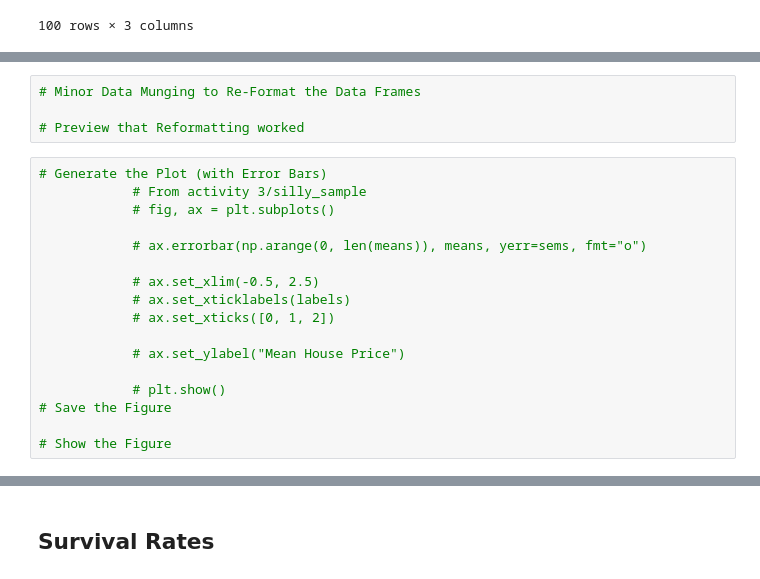
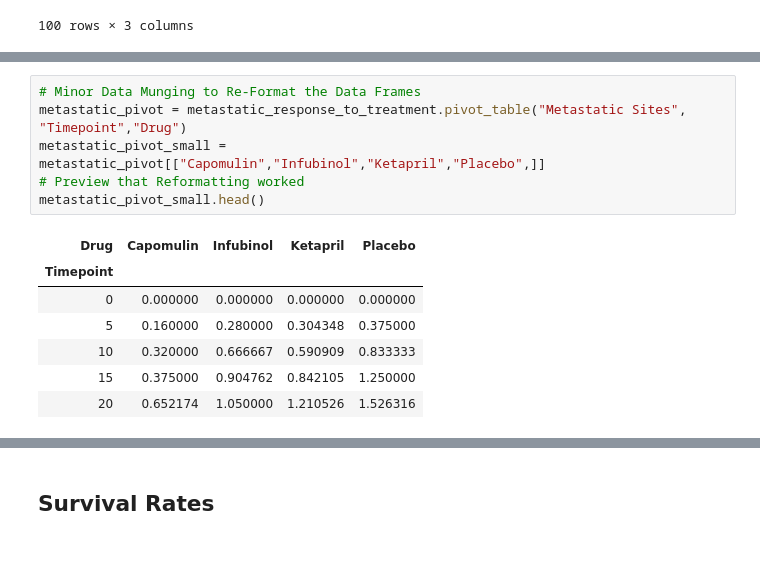
Before and after one commit to DutchDS/Matplotlib-Challenge, a Jupyter notebook: Pymaceuticals/pymaceuticals_challenge.ipynb, the cells around one changed output, grey strips where cells are left out. Saved outputs shown, nothing was run; the diff lists cells and outputs as text; blank space fills up the shorter version.

```diff
--- a/Pymaceuticals/pymaceuticals_challenge.ipynb
+++ b/Pymaceuticals/pymaceuticals_challenge.ipynb
@@ -169,21 +181,14 @@ sem_metastat_value_df.head()
 # %%
 # Minor Data Munging to Re-Format the Data Frames
-
+metastatic_pivot = metastatic_response_to_treatment.pivot_table("Metastatic Sites", "Timepoint","Drug")
+metastatic_pivot_small = metastatic_pivot[["Capomulin","Infubinol","Ketapril","Placebo",]]
 # Preview that Reformatting worked
+metastatic_pivot_small.head()
+# %% [output]
+| Drug | Capomulin | Infubinol | Ketapril | Placebo |
+| Timepoint |  |  |  |  |
+| 0 | 0.000000 | 0.000000 | 0.000000 | 0.000000 |
+| 5 | 0.160000 | 0.280000 | 0.304348 | 0.375000 |
+| 10 | 0.320000 | 0.666667 | 0.590909 | 0.833333 |
+| 15 | 0.375000 | 0.904762 | 0.842105 | 1.250000 |
+| 20 | 0.652174 | 1.050000 | 1.210526 | 1.526316 |
-# %%
-# Generate the Plot (with Error Bars)
-            # From activity 3/silly_sample
-            # fig, ax = plt.subplots()
-
-            # ax.errorbar(np.arange(0, len(means)), means, yerr=sems, fmt="o")
-
-            # ax.set_xlim(-0.5, 2.5)
-            # ax.set_xticklabels(labels)
-            # ax.set_xticks([0, 1, 2])
-
-            # ax.set_ylabel("Mean House Price")
-
-            # plt.show()
-# Save the Figure
-
-# Show the Figure
```
Also changed, not shown: parts of 4 cells of this notebook.
